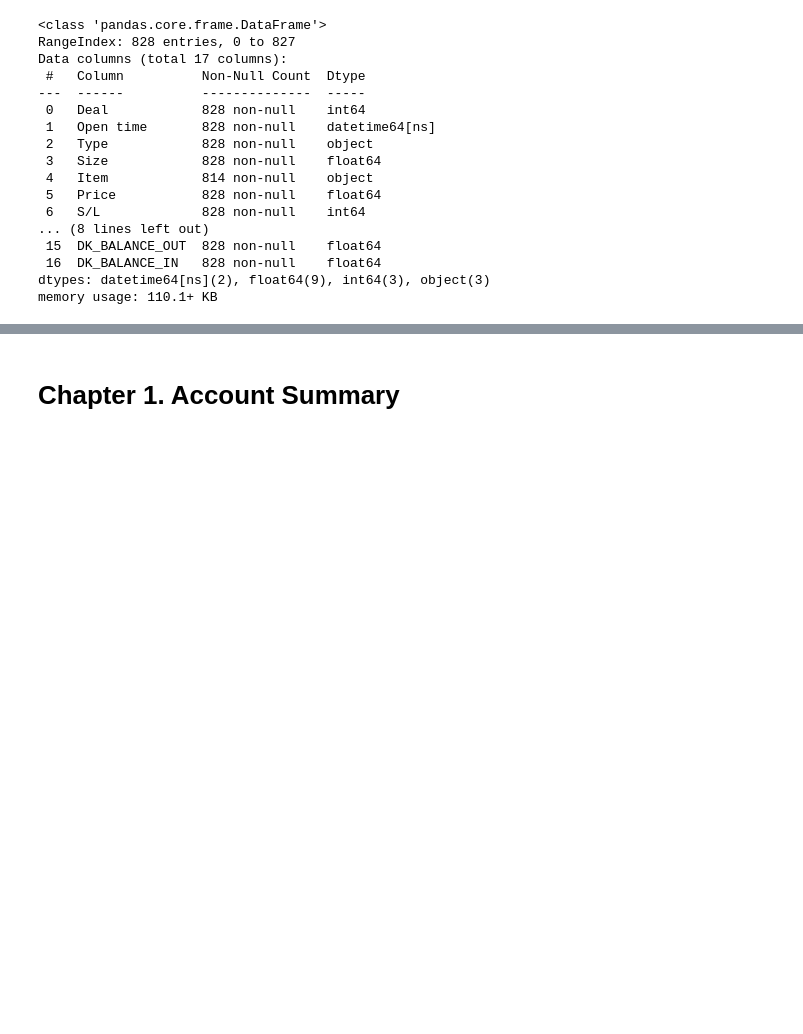
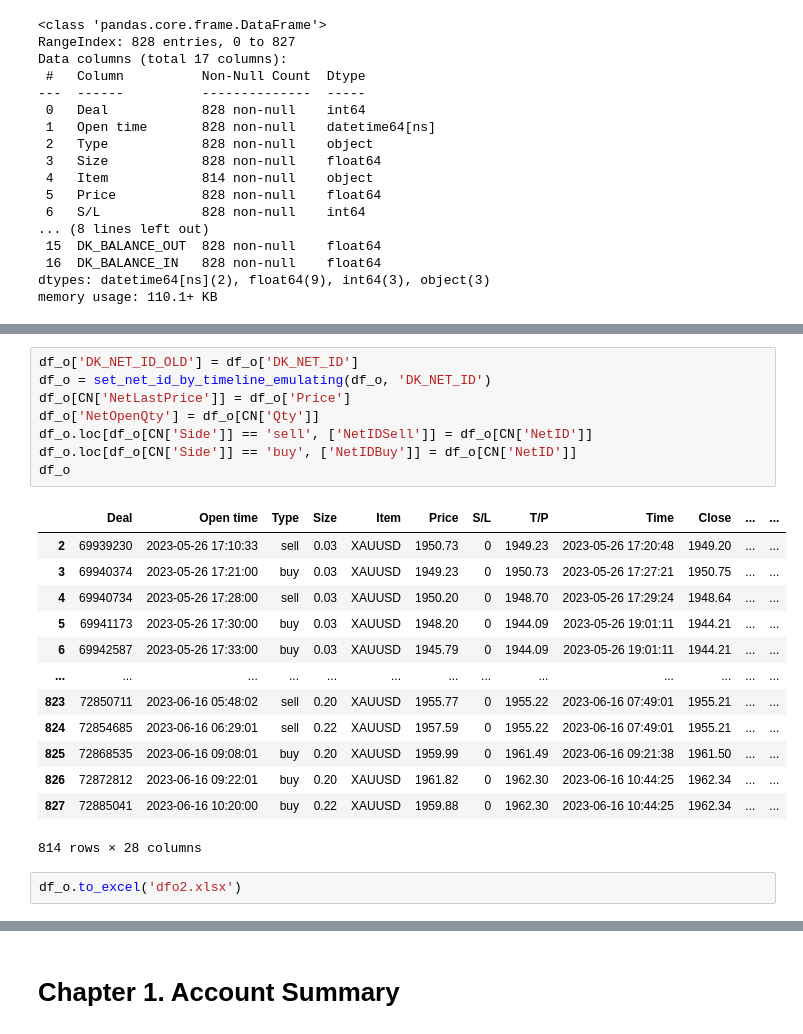
Before and after one commit to sournk/rf-history, a Jupyter notebook: analize.ipynb, the cells around one changed output, grey strips where cells are left out. Drawn from its saved outputs; the diff is of its cells as text; blank space fills up the shorter version.

```diff
--- a/analize.ipynb
+++ b/analize.ipynb
@@ -85,0 +224,24 @@ memory usage: 110.1+ KB
+# %%
+df_o['DK_NET_ID_OLD'] = df_o['DK_NET_ID']
+df_o = set_net_id_by_timeline_emulating(df_o, 'DK_NET_ID')
+df_o[CN['NetLastPrice']] = df_o['Price']
+df_o['NetOpenQty'] = df_o[CN['Qty']]
+df_o.loc[df_o[CN['Side']] == 'sell', ['NetIDSell']] = df_o[CN['NetID']]
+df_o.loc[df_o[CN['Side']] == 'buy', ['NetIDBuy']] = df_o[CN['NetID']]
+df_o
+# %% [output]
+|  | Deal | Open time | Type | Size | Item | Price | S/L | T/P | Time | Close | ... | ... |
+| 2 | 69939230 | 2023-05-26 17:10:33 | sell | 0.03 | XAUUSD | 1950.73 | 0 | 1949.23 | 2023-05-26 17:20:48 | 1949.20 | ... | ... |
+| 3 | 69940374 | 2023-05-26 17:21:00 | buy | 0.03 | XAUUSD | 1949.23 | 0 | 1950.73 | 2023-05-26 17:27:21 | 1950.75 | ... | ... |
+| 4 | 69940734 | 2023-05-26 17:28:00 | sell | 0.03 | XAUUSD | 1950.20 | 0 | 1948.70 | 2023-05-26 17:29:24 | 1948.64 | ... | ... |
+| 5 | 69941173 | 2023-05-26 17:30:00 | buy | 0.03 | XAUUSD | 1948.20 | 0 | 1944.09 | 2023-05-26 19:01:11 | 1944.21 | ... | ... |
+| 6 | 69942587 | 2023-05-26 17:33:00 | buy | 0.03 | XAUUSD | 1945.79 | 0 | 1944.09 | 2023-05-26 19:01:11 | 1944.21 | ... | ... |
+| ... | ... | ... | ... | ... | ... | ... | ... | ... | ... | ... | ... | ... |
+| 823 | 72850711 | 2023-06-16 05:48:02 | sell | 0.20 | XAUUSD | 1955.77 | 0 | 1955.22 | 2023-06-16 07:49:01 | 1955.21 | ... | ... |
+| 824 | 72854685 | 2023-06-16 06:29:01 | sell | 0.22 | XAUUSD | 1957.59 | 0 | 1955.22 | 2023-06-16 07:49:01 | 1955.21 | ... | ... |
+| 825 | 72868535 | 2023-06-16 09:08:01 | buy | 0.20 | XAUUSD | 1959.99 | 0 | 1961.49 | 2023-06-16 09:21:38 | 1961.50 | ... | ... |
+| 826 | 72872812 | 2023-06-16 09:22:01 | buy | 0.20 | XAUUSD | 1961.82 | 0 | 1962.30 | 2023-06-16 10:44:25 | 1962.34 | ... | ... |
+| 827 | 72885041 | 2023-06-16 10:20:00 | buy | 0.22 | XAUUSD | 1959.88 | 0 | 1962.30 | 2023-06-16 10:44:25 | 1962.34 | ... | ... |
+814 rows × 28 columns
+# %%
+df_o.to_excel('dfo2.xlsx')
```
Also changed, not shown: parts of 8 cells of this notebook, 6 other files.
